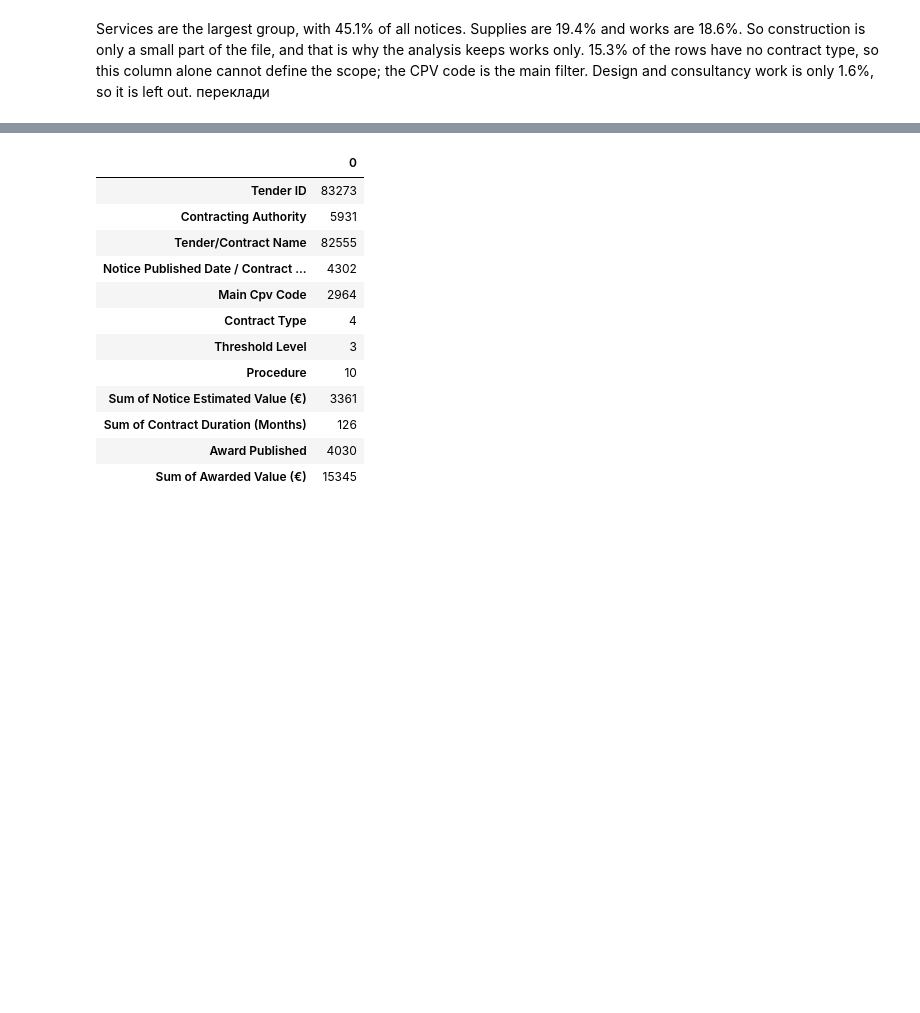
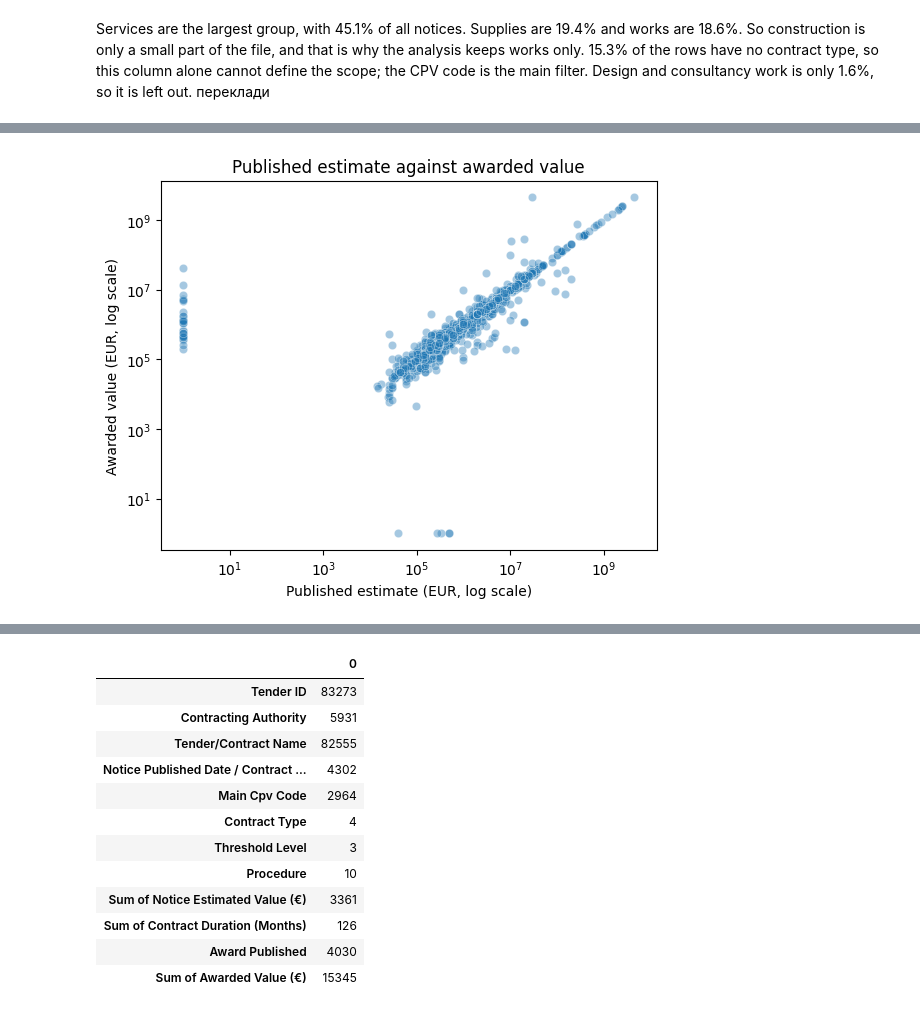
Before and after one commit to KaterynaKon/irish-tender-value, a Jupyter notebook: public_tender_value.ipynb, the cells around one changed output, grey strips where cells are left out. Saved outputs shown, nothing was run; the diff lists cells and outputs as text; code cells hidden in the pictures; blank space fills up the shorter version.

```diff
--- a/public_tender_value.ipynb
+++ b/public_tender_value.ipynb
@@ -213,0 +357,10 @@ dtype: int64
+# %%
+sns.scatterplot(data=a, x="Sum of Notice Estimated Value (€)", y="Sum of Awarded Value (€)", alpha=0.4)
+plt.xscale("log")
+plt.yscale("log")
+plt.xlabel("Published estimate (EUR, log scale)")
+plt.ylabel("Awarded value (EUR, log scale)")
+plt.title("Published estimate against awarded value")
+plt.show()
+# %% [output]
+[figure, added]
```
Also changed, not shown: parts of 33 cells of this notebook.
